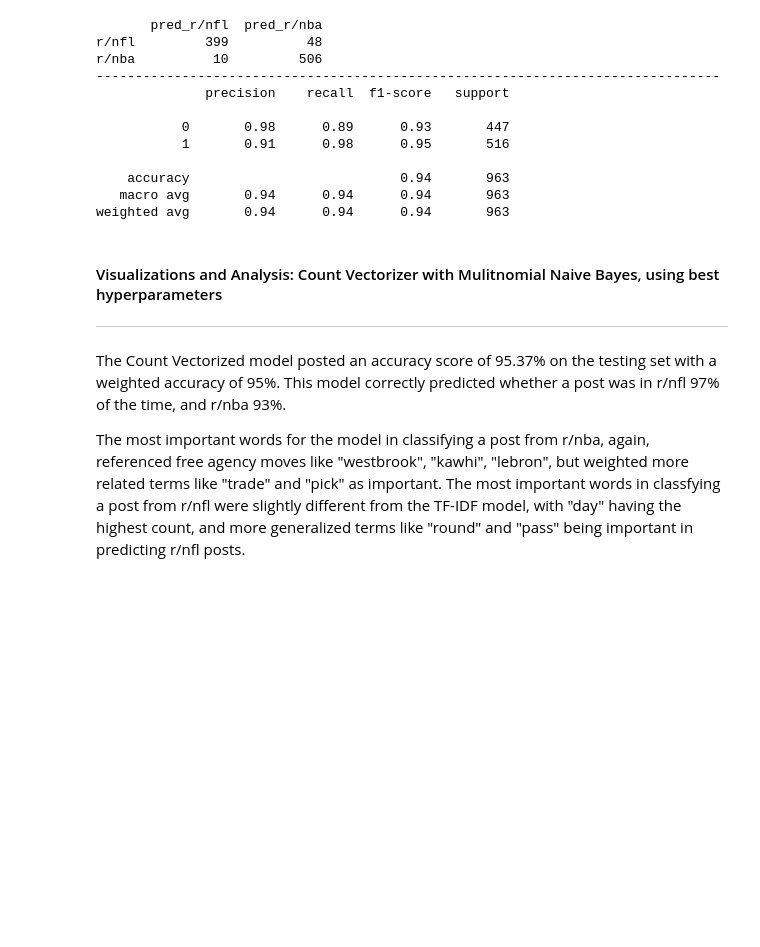
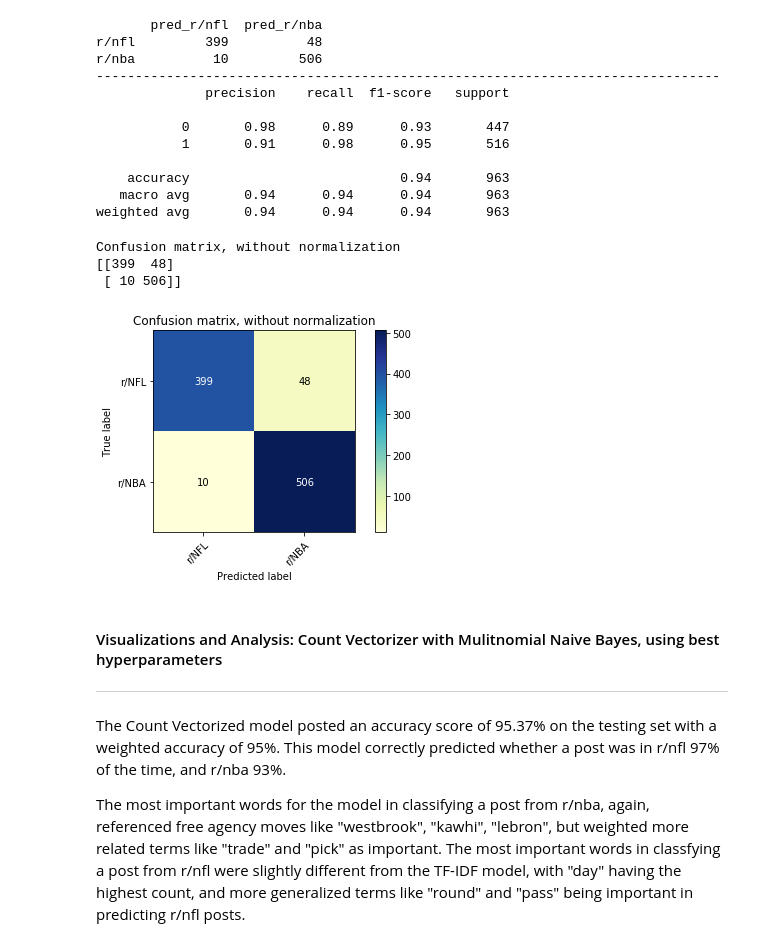
Before and after one commit to templecm4y/project-reddit-nlp, a Jupyter notebook: P3-Reddit-NLP-analysis.ipynb, the cells around one changed output. Drawn from its saved outputs; the diff is of its cells as text; code cells hidden in the pictures; blank space fills up the shorter version.

```diff
--- a/P3-Reddit-NLP-analysis.ipynb
+++ b/P3-Reddit-NLP-analysis.ipynb
@@ -407,6 +469,28 @@ r/nba          10         506
     accuracy                           0.94       963
    macro avg       0.94      0.94      0.94       963
 weighted avg       0.94      0.94      0.94       963
+# %%
+# set decimal places for numpy functions
+np.set_printoptions(precision=2)
+
+#define class names
+class_names=np.array(['r/NFL', 'r/NBA'])
+
+# generate predictions
+y_pred = tfidf_nb.predict(test_raw)
+
+# Plot non-normalized confusion matrix
+plot_confusion_matrix(y_test, y_pred, classes=class_names,
+                      title='Confusion matrix, without normalization',
+                     cmap='YlGnBu')
+
+
+plt.show();
+# %% [output]
+Confusion matrix, without normalization
+[[399  48]
+ [ 10 506]]
+[figure, added]
 # %% [markdown]
 #### Visualizations and Analysis: Count Vectorizer with Mulitnomial Naive Bayes, using best hyperparameters
 ---
```
Also changed, not shown: parts of 23 cells of this notebook, 2 other files.
